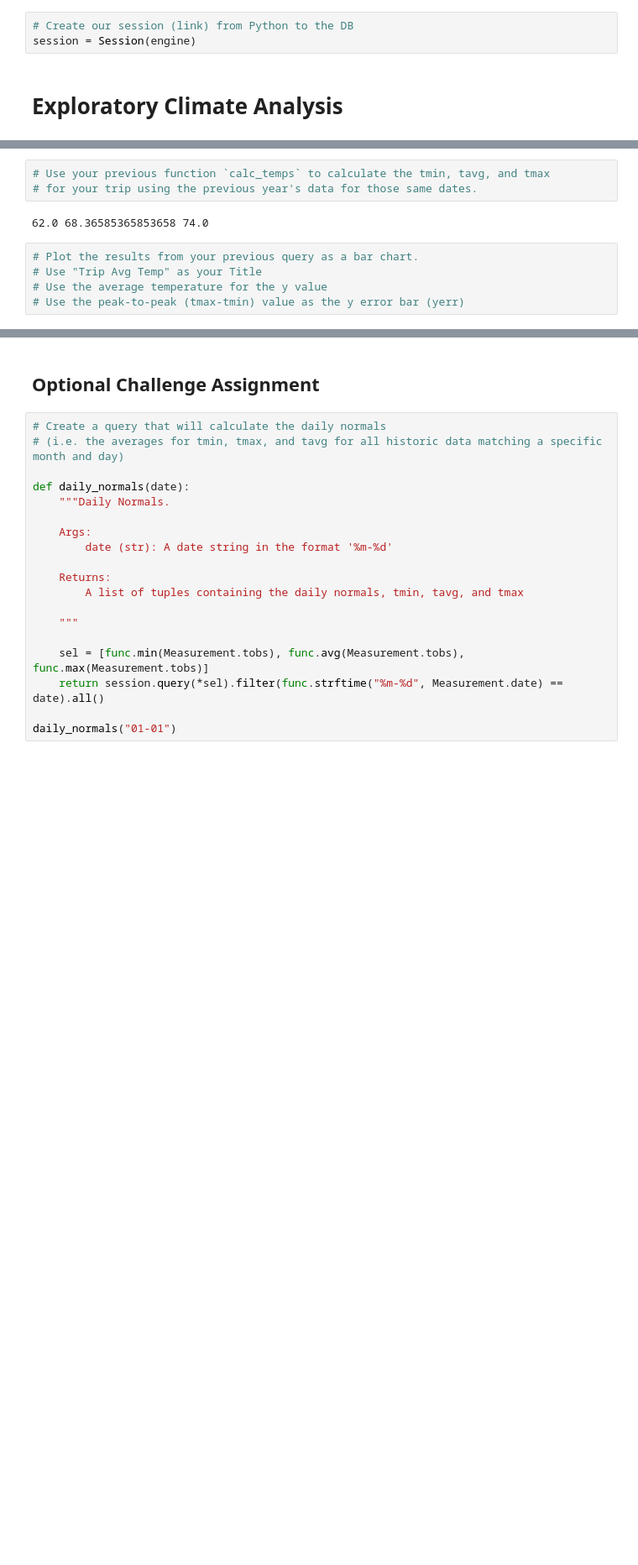
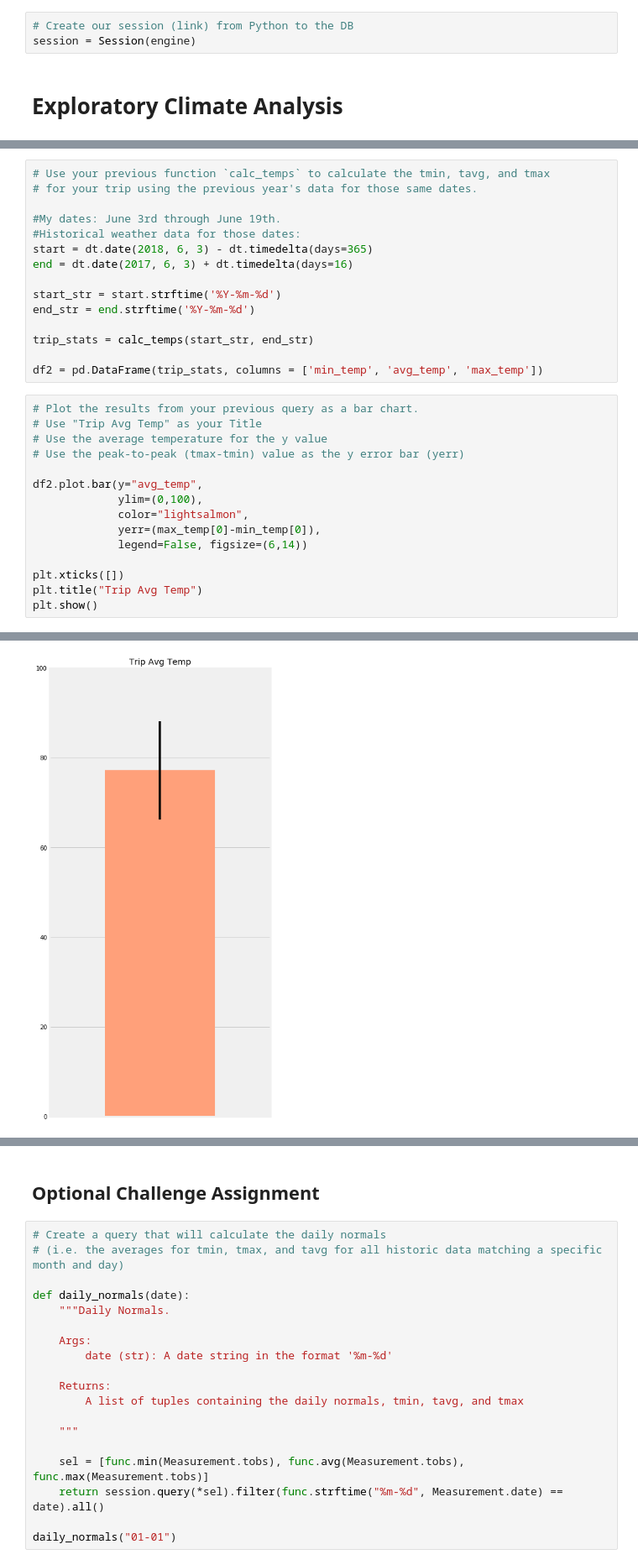
Before and after one commit to AshleyMcGee/advanced_sql_git, a Jupyter notebook: surfer_starter.ipynb, the cells around one changed output, grey strips where cells are left out. Shown: that part at 84% size. Saved outputs shown, nothing was run; the diff lists cells and outputs as text; blank space fills up the shorter version.

```diff
--- a/surfer_starter.ipynb
+++ b/surfer_starter.ipynb
@@ -141,11 +173,31 @@ print(calc_temps('2012-02-28', '2012-03-05'))
 # %%
 # Use your previous function `calc_temps` to calculate the tmin, tavg, and tmax
 # for your trip using the previous year's data for those same dates.
+
+#My dates: June 3rd through June 19th.
+#Historical weather data for those dates:
+start = dt.date(2018, 6, 3) - dt.timedelta(days=365)
+end = dt.date(2017, 6, 3) + dt.timedelta(days=16)
+
+start_str = start.strftime('%Y-%m-%d')
+end_str = end.strftime('%Y-%m-%d')
+
+trip_stats = calc_temps(start_str, end_str)
+
+df2 = pd.DataFrame(trip_stats, columns = ['min_temp', 'avg_temp', 'max_temp'])
-# %% [output]
-62.0 68.36585365853658 74.0
 # %%
 # Plot the results from your previous query as a bar chart.
 # Use "Trip Avg Temp" as your Title
 # Use the average temperature for the y value
 # Use the peak-to-peak (tmax-tmin) value as the y error bar (yerr)
+
+df2.plot.bar(y="avg_temp",
+             ylim=(0,100),
+             color="lightsalmon",
+             yerr=(max_temp[0]-min_temp[0]),
+             legend=False, figsize=(6,14))
+
+plt.xticks([])
+plt.title("Trip Avg Temp")
+plt.show()
 # %% [output]
@@ -154,3 +204,4 @@ print(calc_temps('2012-02-28', '2012-03-05'))
+[figure, added]
 # %%
 # Calculate the total amount of rainfall per weather station for your trip dates using the previous year's matching dates.
 # Sort this in descending order by precipitation amount and list the station, name, latitude, longitude, and elevation
```
Also changed, not shown: parts of 16 cells of this notebook.
